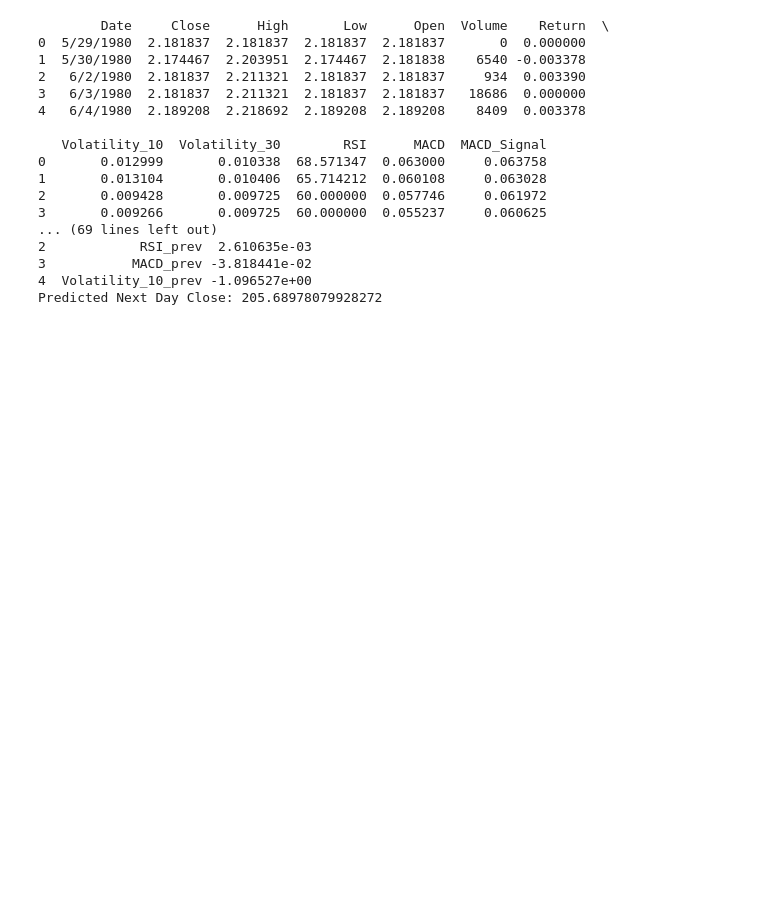
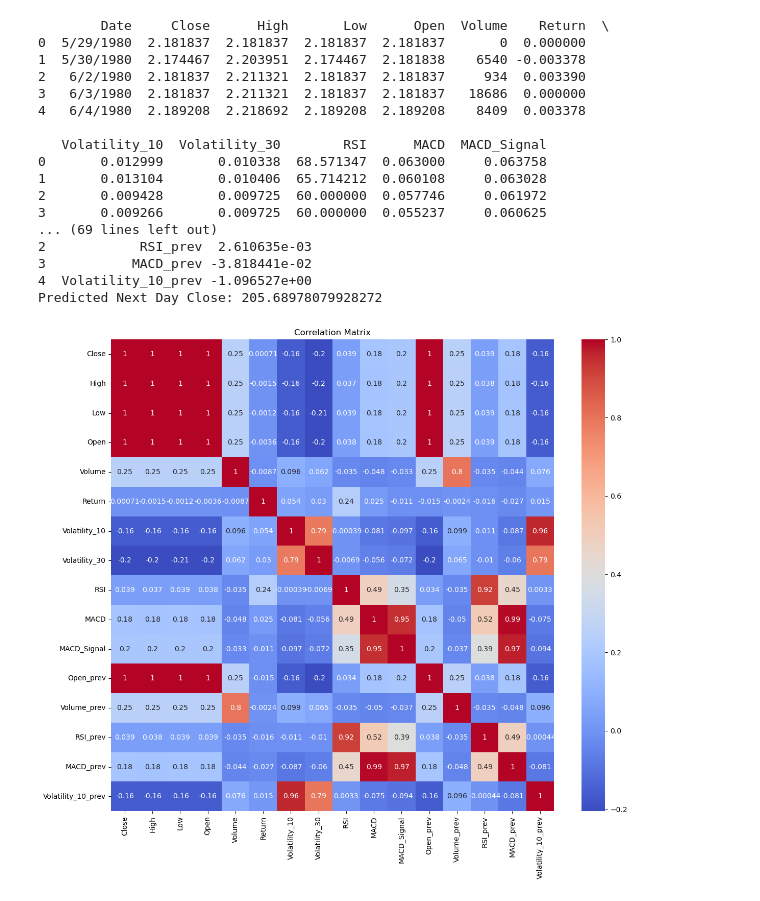
Before and after one commit to priyanshu050307/Toyota-Stock-Price-Analysis-and-Prediction-using-Linear-Regression, a Jupyter notebook: Untitled1.ipynb, the cells around one changed output. Cells and saved outputs as stored; diff of their text form; code cells hidden in the pictures; blank space fills up the shorter version.

```diff
--- a/Untitled1.ipynb
+++ b/Untitled1.ipynb
@@ -1,5 +1,7 @@
 # %%
 import pandas as pd
+import seaborn as sns
+import matplotlib.pyplot as plt
 from sklearn.linear_model import LinearRegression
 from sklearn.metrics import mean_squared_error, r2_score
 
@@ -47,30 +49,49 @@ print(coeff_df)
 
 last_row = df.iloc[-1]
 input_data = [[
     last_row['Open'],
     last_row['Volume'],
     last_row['RSI'],
     last_row['MACD'],
     last_row['Volatility_10']
 ]]
 
 predicted_price = model.predict(input_data)
 print("Predicted Next Day Close:",predicted_price[0])
+
+
+corr = df.corr(numeric_only=True)
+
+plt.figure(figsize=(14, 12))
+sns.heatmap(corr, annot=True, cmap='coolwarm')
+plt.title("Correlation Matrix")
+plt.show()
+
+#Objective1 - How does Toyota stock price evolve over time? Are there clear upward or downward trends?
+plt.figure(figsize=(10,5))
+plt.plot(df['Date'], df['Close'])
+plt.title("Toyota Stock Price Over Time")
+plt.xlabel("Date")
+plt.ylabel("Close Price")
+plt.show()
+
+#Objective2 -
 # %% [output]
         Date     Close      High       Low      Open  Volume    Return  \
 0  5/29/1980  2.181837  2.181837  2.181837  2.181837       0  0.000000
 1  5/30/1980  2.174467  2.203951  2.174467  2.181838    6540 -0.003378
 2   6/2/1980  2.181837  2.211321  2.181837  2.181837     934  0.003390
 3   6/3/1980  2.181837  2.211321  2.181837  2.181837   18686  0.000000
 4   6/4/1980  2.189208  2.218692  2.189208  2.189208    8409  0.003378
 
    Volatility_10  Volatility_30        RSI      MACD  MACD_Signal
 0       0.012999       0.010338  68.571347  0.063000     0.063758
 1       0.013104       0.010406  65.714212  0.060108     0.063028
 2       0.009428       0.009725  60.000000  0.057746     0.061972
 3       0.009266       0.009725  60.000000  0.055237     0.060625
 ... (69 lines left out)
 2            RSI_prev  2.610635e-03
 3           MACD_prev -3.818441e-02
 4  Volatility_10_prev -1.096527e+00
 Predicted Next Day Close: 205.68978079928272
+[figure, added]
```
Also changed, not shown: parts of 1 cell of this notebook.
